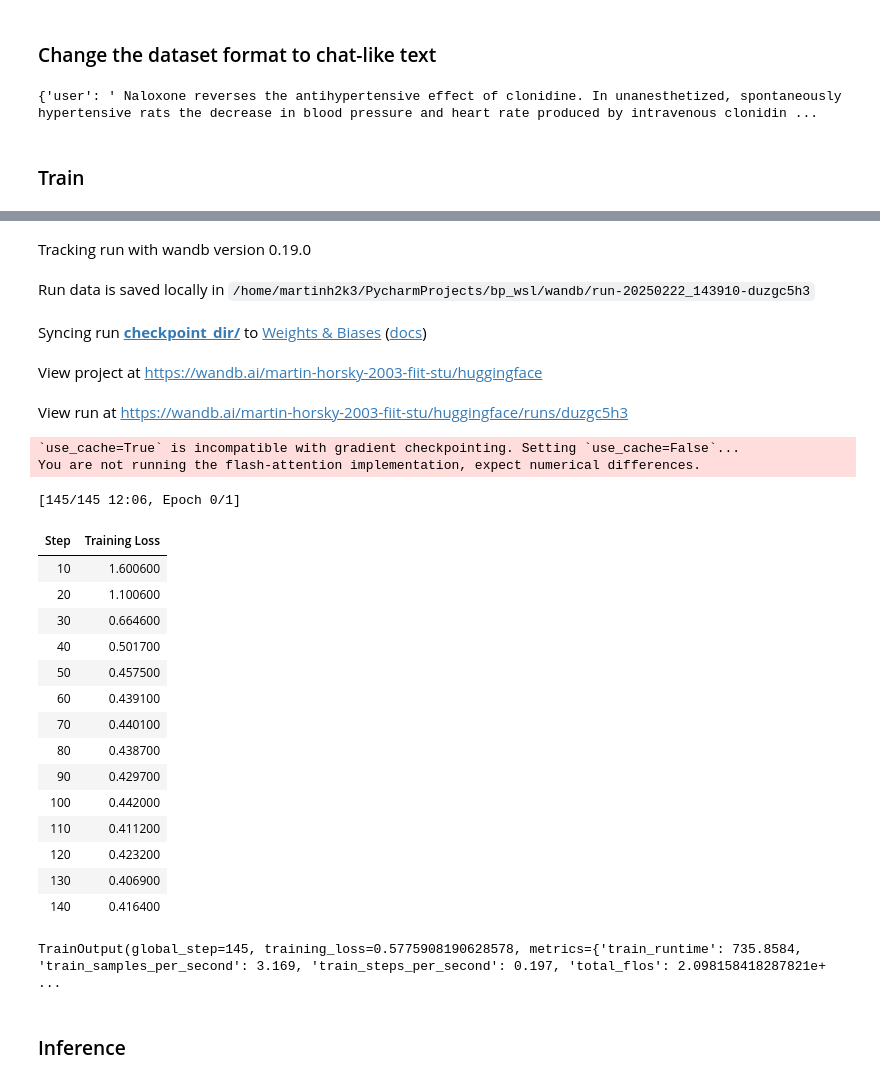
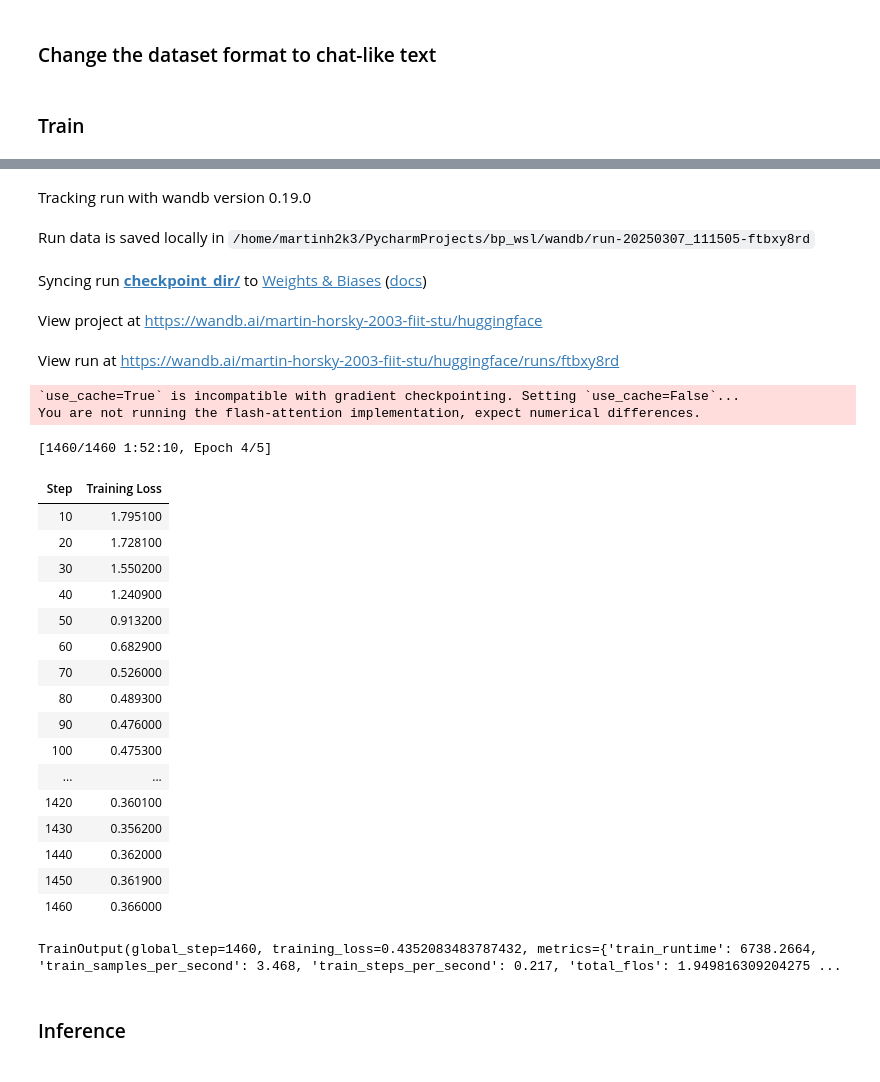
Before and after one commit to MartinH2k3/SLM-NER, a Jupyter notebook: finetune.ipynb, the cells around one changed output, grey strips where cells are left out. Saved outputs shown, nothing was run; the diff lists cells and outputs as text; code cells hidden in the pictures.

```diff
--- a/finetune.ipynb
+++ b/finetune.ipynb
@@ -104,10 +104,13 @@ processed_dev = raw_dev.map(
     apply_chat_template,
     fn_kwargs={"tokenizer": tokenizer},
 )
-# %%
-print(processed_train[0])
-# %% [output]
-{'user': ' Naloxone reverses the antihypertensive effect of clonidine. In unanesthetized, spontaneously hypertensive rats the decrease in blood pressure and heart rate produced by intravenous clonidin ...
+# %%
+long_train = concatenate_datasets([raw_train, raw_dev])
+# %%
+processed_long_train = long_train.map(
+    apply_chat_template,
+    fn_kwargs={"tokenizer": tokenizer},
+)
 # %% [markdown]
 ### Train
 # %%
@@ -125,7 +128,7 @@ trainer = SFTTrainer(
     args=SFTConfig(
         per_device_train_batch_size=4,
         gradient_accumulation_steps=4,
-        num_train_epochs=1,
+        num_train_epochs=5,
         learning_rate=5e-5,
         max_seq_length=4,
         bf16=True,
@@ -136,7 +139,7 @@ trainer = SFTTrainer(
         save_strategy="epoch",
         output_dir=checkpoint_path,
     ),
-    train_dataset=processed_train,
+    train_dataset=processed_long_train,#processed_train,
     #eval_dataset=processed_dev,
     peft_config=peft_config,
     tokenizer=tokenizer
@@ -147,44 +150,46 @@ trainer.train()
 /home/martinh2k3/anaconda3/envs/bp/compiler_compat/ld: cannot find -laio: No such file or directory
 collect2: error: ld returned 1 exit status
 /home/martinh2k3/anaconda3/envs/bp/compiler_compat/ld: warning: librt.so.1, needed by /usr/local/cuda/lib64/libcufile.so, not found (try using -rpath or -rpath-link)
 /home/martinh2k3/anaconda3/envs/bp/compiler_compat/ld: warning: libpthread.so.0, needed by /usr/local/cuda/lib64/libcufile.so, not found (try using -rpath or -rpath-link)
 /home/martinh2k3/anaconda3/envs/bp/compiler_compat/ld: warning: libstdc++.so.6, needed by /usr/local/cuda/lib64/libcufile.so, not found (try using -rpath or -rpath-link)
 /home/martinh2k3/anaconda3/envs/bp/compiler_compat/ld: warning: libm.so.6, needed by /usr/local/cuda/lib64/libcufile.so, not found (try using -rpath or -rpath-link)
 /home/martinh2k3/anaconda3/envs/bp/compiler_compat/ld: /usr/local/cuda/lib64/libcufile.so: undefined reference to `std::runtime_error::~runtime_error()@GLIBCXX_3.4'
 /home/martinh2k3/anaconda3/envs/bp/compiler_compat/ld: /usr/local/cuda/lib64/libcufile.so: undefined reference to `__gxx_personality_v0@CXXABI_1.3'
 /home/martinh2k3/anaconda3/envs/bp/compiler_compat/ld: /usr/local/cuda/lib64/libcufile.so: undefined reference to `std::ostream::tellp()@GLIBCXX_3.4'
 /home/martinh2k3/anaconda3/envs/bp/compiler_compat/ld: /usr/local/cuda/lib64/libcufile.so: undefined reference to `std::chrono::_V2::steady_clock::now()@GLIBCXX_3.4.19'
 /home/martinh2k3/anaconda3/envs/bp/compiler_compat/ld: /usr/local/cuda/lib64/libcufile.so: undefined reference to `std::string::_M_replace_aux(unsigned long, unsigned long, unsigned long, char)@GLIBCX ...
 /home/martinh2k3/anaconda3/envs/bp/compiler_compat/ld: /usr/local/cuda/lib64/libcufile.so: undefined reference to `typeinfo for bool@CXXABI_1.3'
 ... (181 lines left out)
 collect2: error: ld returned 1 exit status
 wandb: WARNING The `run_name` is currently set to the same value as `TrainingArguments.output_dir`. If this was not intended, please specify a different run name by setting the `TrainingArguments.run_ ...
 wandb: Using wandb-core as the SDK backend.  Please refer to https://wandb.me/wandb-core for more information.
 wandb: Currently logged in as: martin-horsky-2003 (martin-horsky-2003-fiit-stu). Use `wandb login --relogin` to force relogin
 Tracking run with wandb version 0.19.0
-Run data is saved locally in /home/martinh2k3/PycharmProjects/bp_wsl/wandb/run-20250222_143910-duzgc5h3
+Run data is saved locally in /home/martinh2k3/PycharmProjects/bp_wsl/wandb/run-20250307_111505-ftbxy8rd
 Syncing run checkpoint_dir/ to Weights & Biases (docs)
 View project at https://wandb.ai/martin-horsky-2003-fiit-stu/huggingface
-View run at https://wandb.ai/martin-horsky-2003-fiit-stu/huggingface/runs/duzgc5h3
+View run at https://wandb.ai/martin-horsky-2003-fiit-stu/huggingface/runs/ftbxy8rd
 `use_cache=True` is incompatible with gradient checkpointing. Setting `use_cache=False`...
 You are not running the flash-attention implementation, expect numerical differences.
-[145/145 12:06, Epoch 0/1]
+[1460/1460 1:52:10, Epoch 4/5]
 | Step | Training Loss |
-| 10 | 1.600600 |
-| 20 | 1.100600 |
-| 30 | 0.664600 |
-| 40 | 0.501700 |
-| 50 | 0.457500 |
-| 60 | 0.439100 |
-| 70 | 0.440100 |
-| 80 | 0.438700 |
-| 90 | 0.429700 |
-| 100 | 0.442000 |
-| 110 | 0.411200 |
-| 120 | 0.423200 |
-| 130 | 0.406900 |
-| 140 | 0.416400 |
+| 10 | 1.795100 |
+| 20 | 1.728100 |
+| 30 | 1.550200 |
+| 40 | 1.240900 |
+| 50 | 0.913200 |
+| 60 | 0.682900 |
+| 70 | 0.526000 |
+| 80 | 0.489300 |
+| 90 | 0.476000 |
+| 100 | 0.475300 |
+| ... | ... |
+| 1420 | 0.360100 |
+| 1430 | 0.356200 |
+| 1440 | 0.362000 |
+| 1450 | 0.361900 |
+| 1460 | 0.366000 |
-TrainOutput(global_step=145, training_loss=0.5775908190628578, metrics={'train_runtime': 735.8584, 'train_samples_per_second': 3.169, 'train_steps_per_second': 0.197, 'total_flos': 2.098158418287821e+ ...
+TrainOutput(global_step=1460, training_loss=0.4352083483787432, metrics={'train_runtime': 6738.2664, 'train_samples_per_second': 3.468, 'train_steps_per_second': 0.217, 'total_flos': 1.949816309204275 ...
 # %%
 model.save_pretrained(checkpoint_path)
 # %% [markdown]
```
Also changed, not shown: parts of 2 cells of this notebook, 5 other files.
